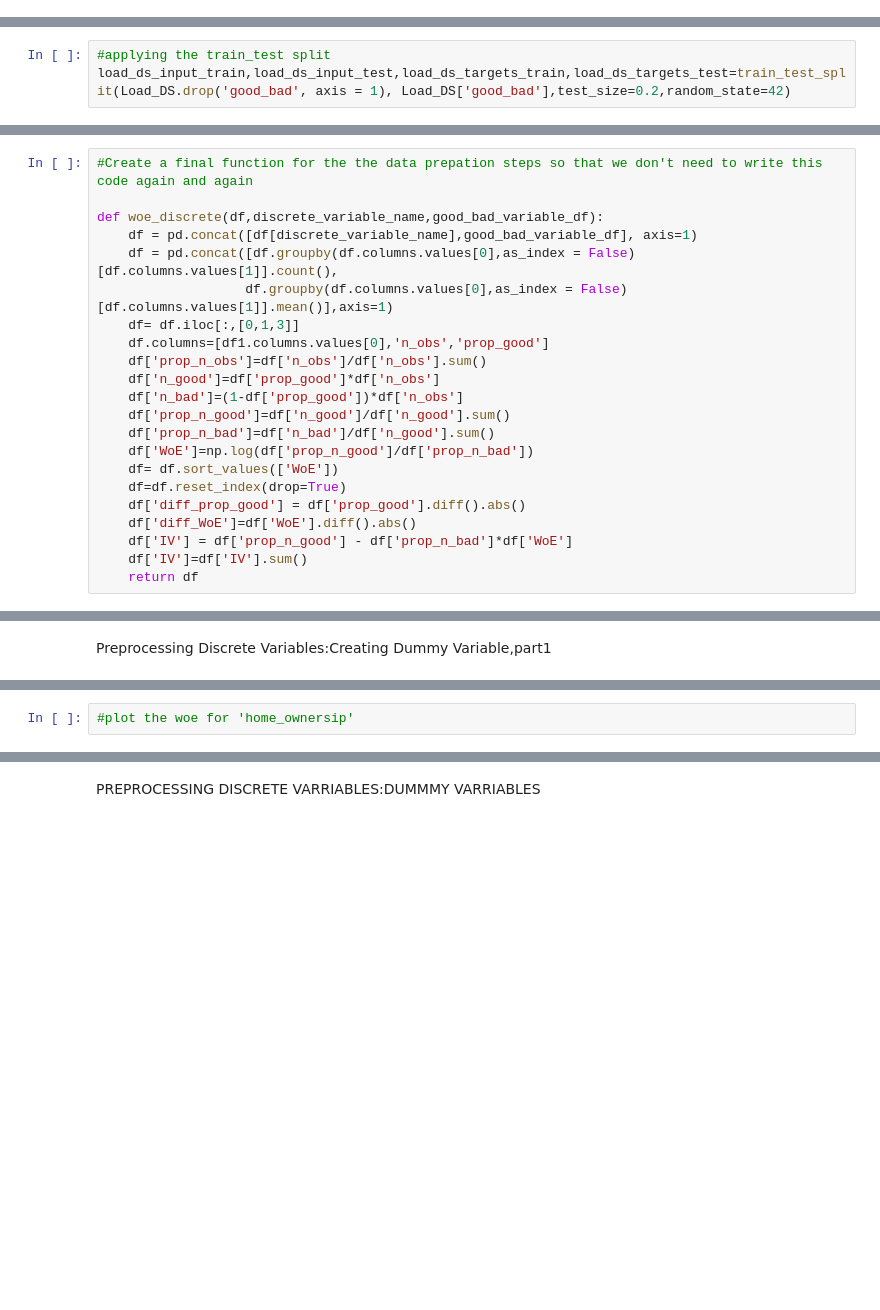
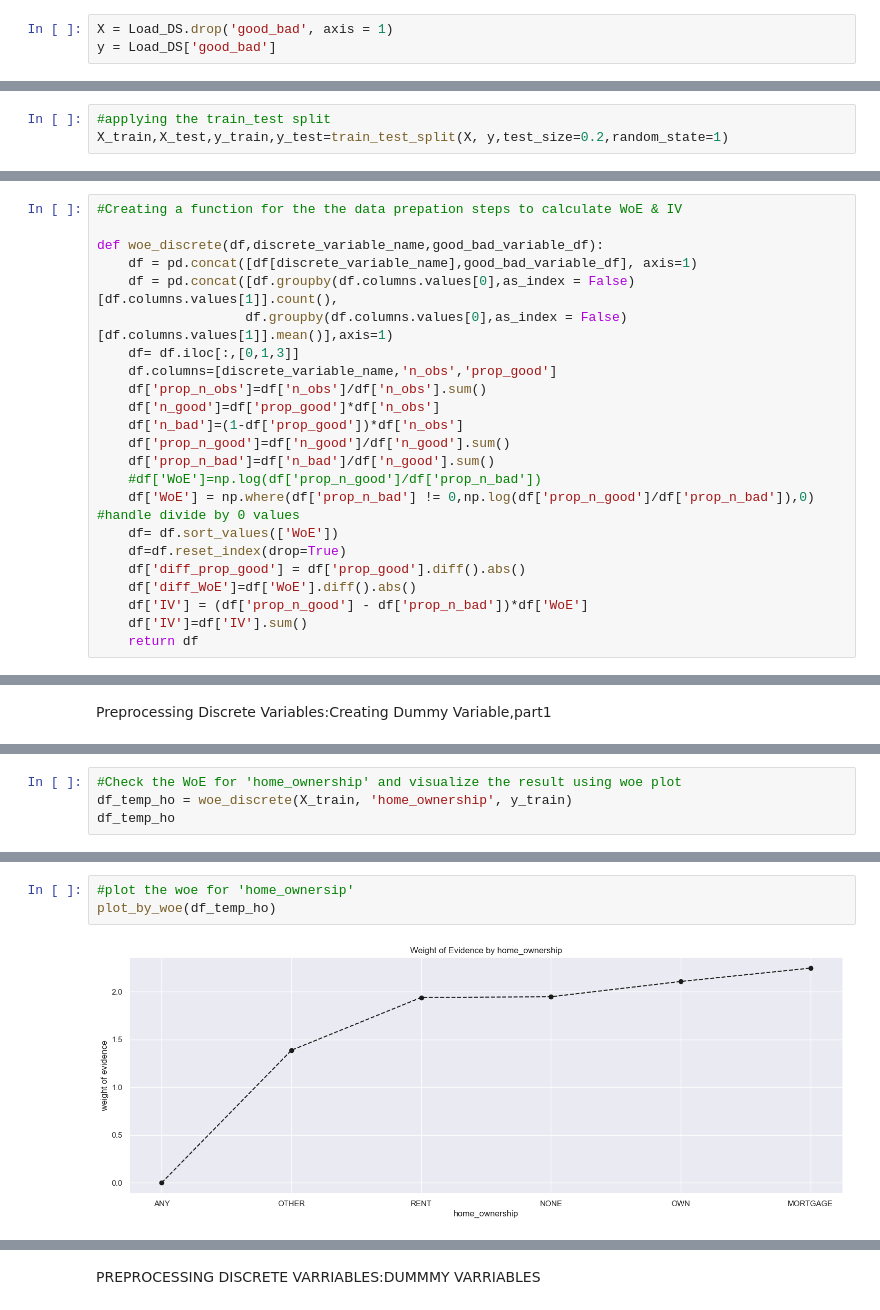
Before and after one commit to UpadhyayShweta/credit_risk_analysis, a Jupyter notebook: CreditRiskAnalysis_preprocessing_1.ipynb, the cells around one changed output, grey strips where cells are left out. Drawn from its saved outputs; the diff is of its cells as text; blank space fills up the shorter version.

Commit message:
missing value imputation, WoE, IV calculation

```diff
--- a/CreditRiskAnalysis_preprocessing_1.ipynb
+++ b/CreditRiskAnalysis_preprocessing_1.ipynb
@@ -355,8 +449,11 @@ Load_DS['good_bad']=np.where(Load_DS['loan_status'].isin(['Charged Off','Default
+# %%
+X = Load_DS.drop('good_bad', axis = 1)
+y = Load_DS['good_bad']
 # %%
 #import train-test split
 from sklearn.model_selection import train_test_split
 # %%
 #applying the train_test split
-load_ds_input_train,load_ds_input_test,load_ds_targets_train,load_ds_targets_test=train_test_split(Load_DS.drop('good_bad', axis = 1), Load_DS['good_bad'],test_size=0.2,random_state=42)
+X_train,X_test,y_train,y_test=train_test_split(X, y,test_size=0.2,random_state=1)
 # %%
 #check the shape of training and testing dataset:
@@ -439,23 +656,24 @@ df1
 # %%
-#Create a final function for the the data prepation steps so that we don't need to write this code again and again
+#Creating a function for the the data prepation steps to calculate WoE & IV
 
 def woe_discrete(df,discrete_variable_name,good_bad_variable_df):
     df = pd.concat([df[discrete_variable_name],good_bad_variable_df], axis=1)
     df = pd.concat([df.groupby(df.columns.values[0],as_index = False)[df.columns.values[1]].count(),
                    df.groupby(df.columns.values[0],as_index = False)[df.columns.values[1]].mean()],axis=1)
     df= df.iloc[:,[0,1,3]]
-    df.columns=[df1.columns.values[0],'n_obs','prop_good']
+    df.columns=[discrete_variable_name,'n_obs','prop_good']
     df['prop_n_obs']=df['n_obs']/df['n_obs'].sum()
     df['n_good']=df['prop_good']*df['n_obs']
     df['n_bad']=(1-df['prop_good'])*df['n_obs']
     df['prop_n_good']=df['n_good']/df['n_good'].sum()
     df['prop_n_bad']=df['n_bad']/df['n_good'].sum()
-    df['WoE']=np.log(df['prop_n_good']/df['prop_n_bad'])
+    #df['WoE']=np.log(df['prop_n_good']/df['prop_n_bad'])
+    df['WoE'] = np.where(df['prop_n_bad'] != 0,np.log(df['prop_n_good']/df['prop_n_bad']),0)  #handle divide by 0 values
     df= df.sort_values(['WoE'])
     df=df.reset_index(drop=True)
     df['diff_prop_good'] = df['prop_good'].diff().abs()
     df['diff_WoE']=df['WoE'].diff().abs()
-    df['IV'] = df['prop_n_good'] - df['prop_n_bad']*df['WoE']
+    df['IV'] = (df['prop_n_good'] - df['prop_n_bad'])*df['WoE']
     df['IV']=df['IV'].sum()
     return df
 # %%
@@ -495,0 +720,4 @@ Preprocessing Discrete Variables:Creating Dummy Variable,part1
+# %%
+#Check the WoE for 'home_ownership' and visualize the result using woe plot
+df_temp_ho = woe_discrete(X_train, 'home_ownership', y_train)
+df_temp_ho
@@ -496,3 +732,6 @@ Preprocessing Discrete Variables:Creating Dummy Variable,part1
 # %%
 #plot the woe for 'home_ownersip'
+plot_by_woe(df_temp_ho)
+# %% [output]
+[figure, added]
 # %%
```
Also changed, not shown: parts of 76 cells of this notebook, 1 other file.
